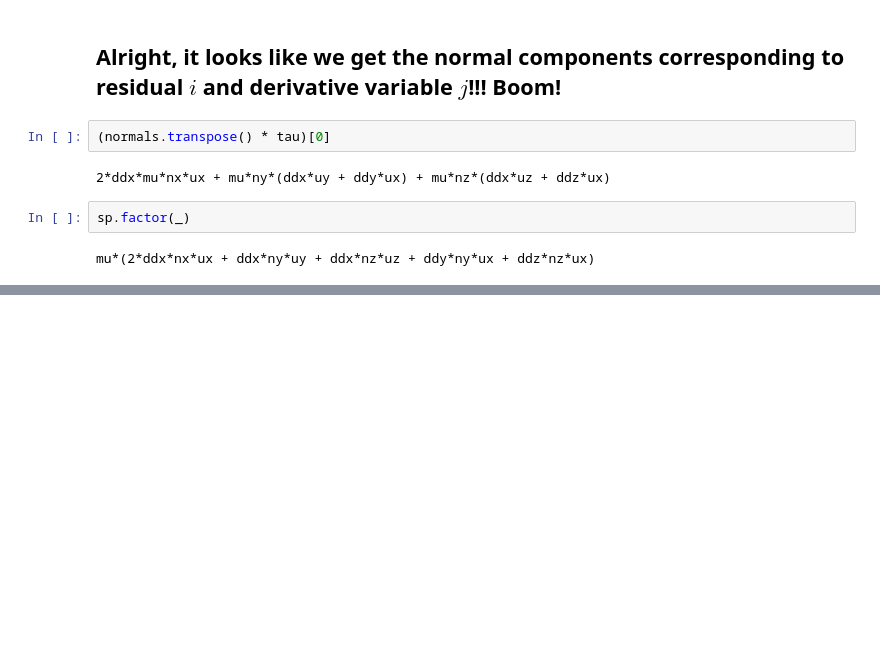
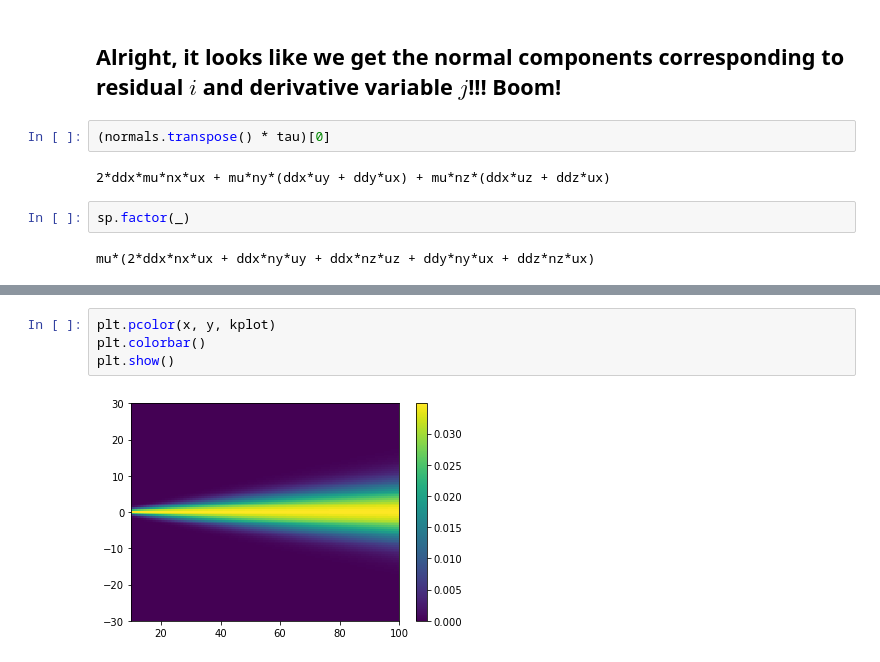
Before and after one commit to JIMMY-KSU/jupyter_notebooks, a Jupyter notebook: moose-notes.ipynb, the cells around one changed output, grey strips where cells are left out. Saved outputs shown, nothing was run; the diff lists cells and outputs as text; blank space fills up the shorter version.

```diff
--- a/moose-notes.ipynb
+++ b/moose-notes.ipynb
@@ -409,0 +473,6 @@ mu*(2*ddx*nx*ux + ddx*ny*uy + ddx*nz*uz + ddy*ny*ux + ddz*nz*ux)
+# %%
+plt.pcolor(x, y, kplot)
+plt.colorbar()
+plt.show()
+# %% [output]
+[figure, added]
```
Also changed, not shown: parts of 25 cells of this notebook, 1 other file.
